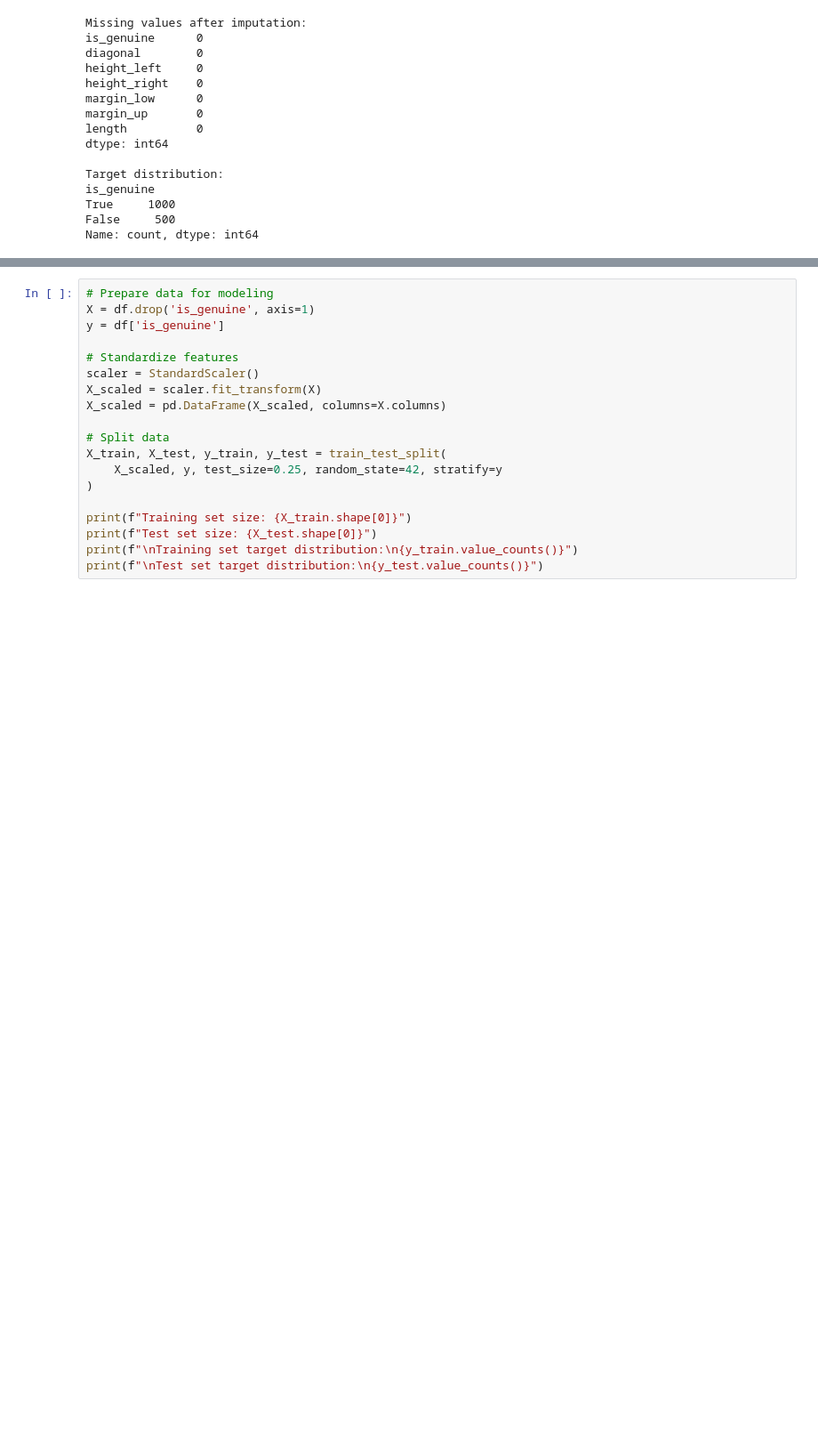
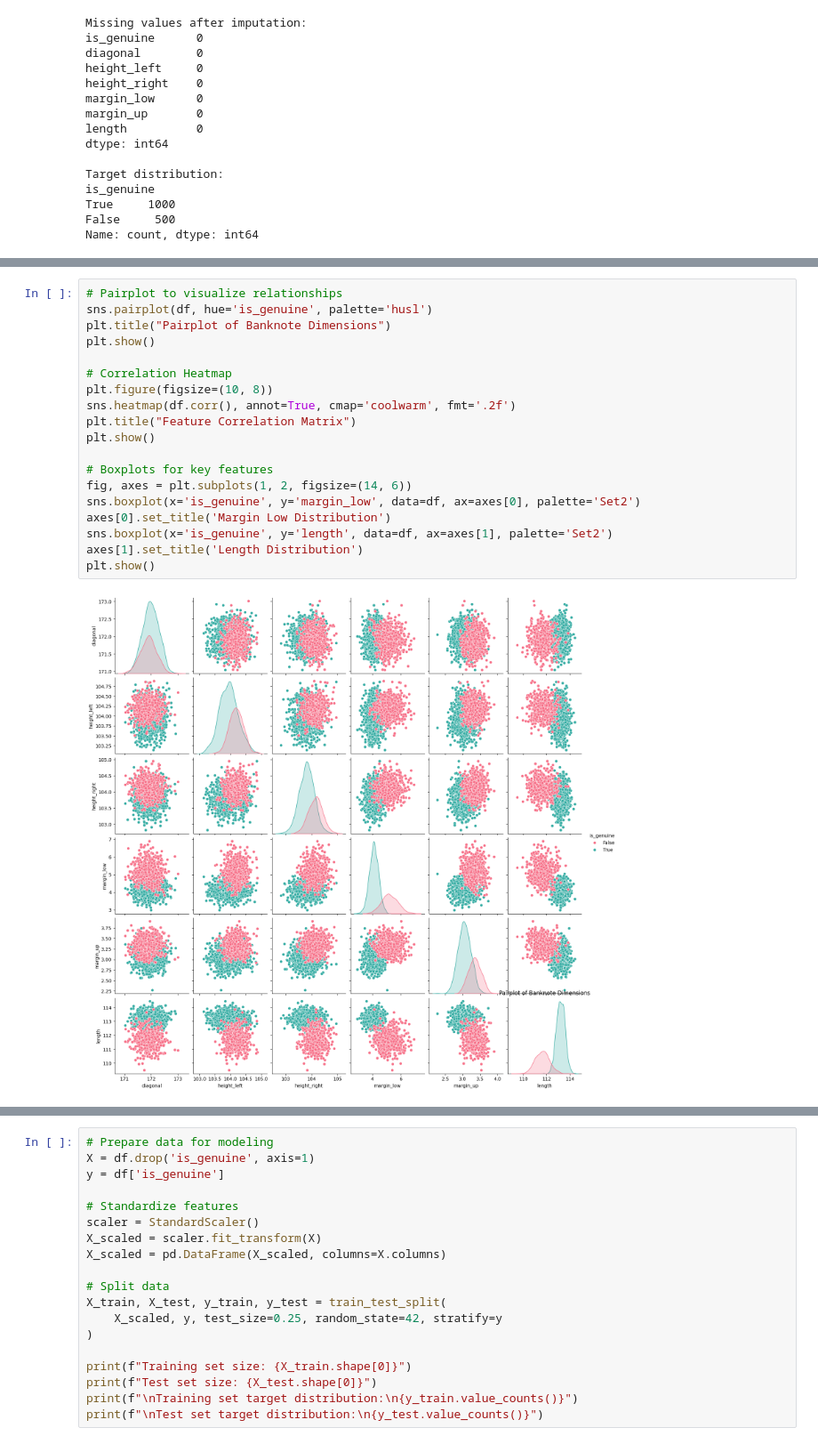
Before and after one commit to makokuzii/Detectez-des-faux-billets-avec-Python, a Jupyter notebook: main.ipynb, the cells around one changed output, grey strips where cells are left out. Shown at 89% size. Drawn from its saved outputs; the diff is of its cells as text; blank space fills up the shorter version.

```diff
--- a/main.ipynb
+++ b/main.ipynb
@@ -173,0 +177,21 @@ plt.show()
+# %%
+# Pairplot to visualize relationships
+sns.pairplot(df, hue='is_genuine', palette='husl')
+plt.title("Pairplot of Banknote Dimensions")
+plt.show()
+
+# Correlation Heatmap
+plt.figure(figsize=(10, 8))
+sns.heatmap(df.corr(), annot=True, cmap='coolwarm', fmt='.2f')
+plt.title("Feature Correlation Matrix")
+plt.show()
+
+# Boxplots for key features
+fig, axes = plt.subplots(1, 2, figsize=(14, 6))
+sns.boxplot(x='is_genuine', y='margin_low', data=df, ax=axes[0], palette='Set2')
+axes[0].set_title('Margin Low Distribution')
+sns.boxplot(x='is_genuine', y='length', data=df, ax=axes[1], palette='Set2')
+axes[1].set_title('Length Distribution')
+plt.show()
+# %% [output]
+[figure, added]
```
Also changed, not shown: parts of 27 cells of this notebook, 3 other files.
